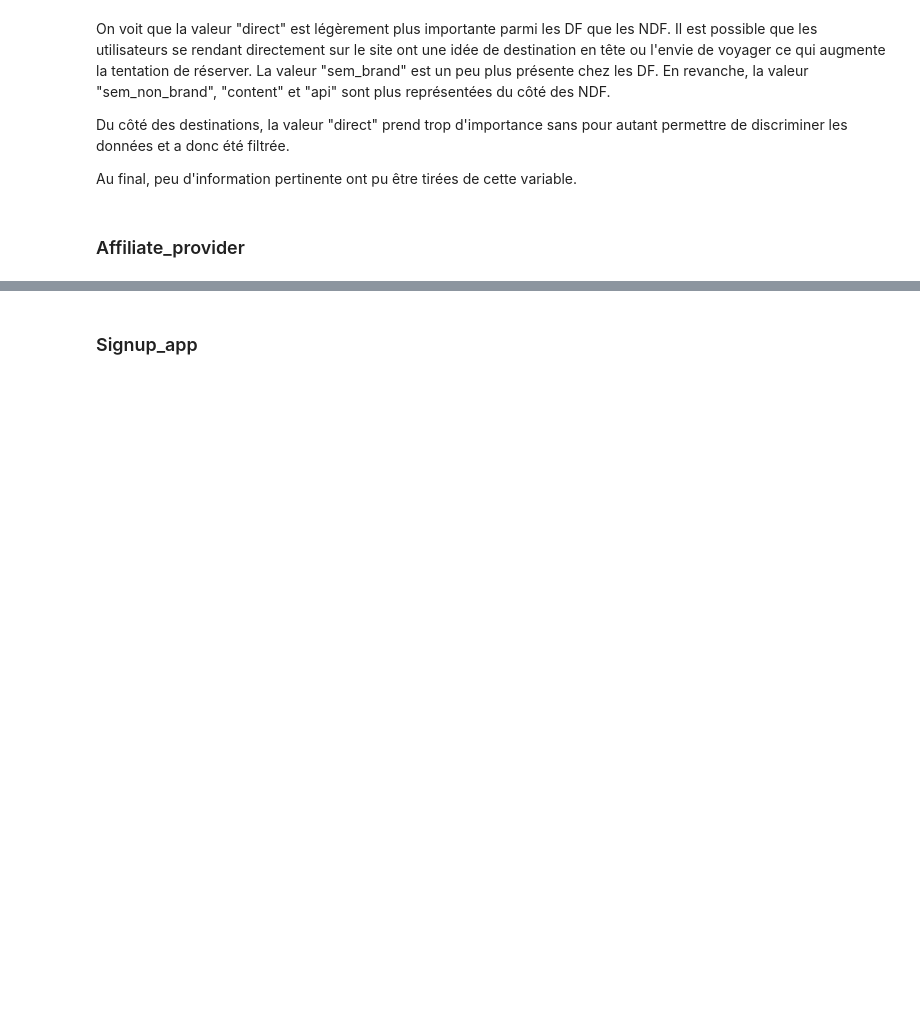
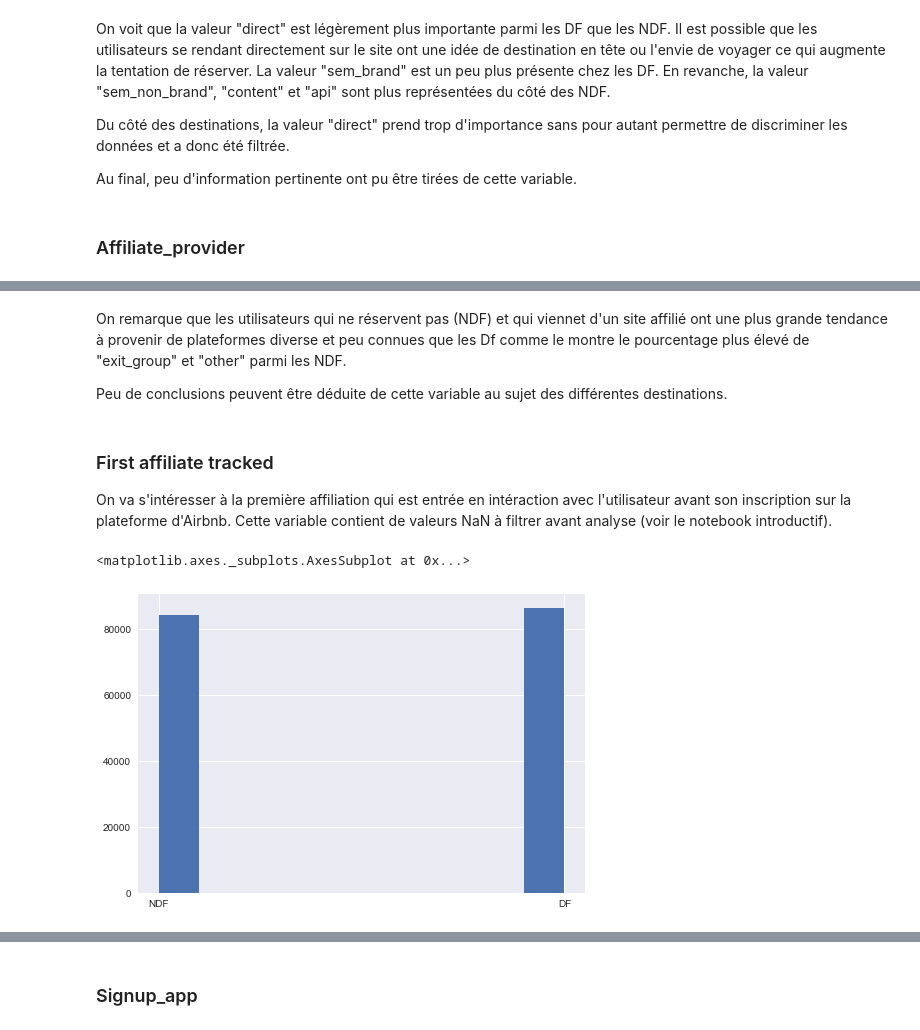
Before and after one commit to vesran/BookerGuess, a Jupyter notebook: _2_analyse_des_utilisateurs.ipynb, the cells around one changed output, grey strips where cells are left out. Saved outputs shown, nothing was run; the diff lists cells and outputs as text; code cells hidden in the pictures; blank space fills up the shorter version.

```diff
--- a/_2_analyse_des_utilisateurs.ipynb
+++ b/_2_analyse_des_utilisateurs.ipynb
@@ -308,0 +328,14 @@ _ = plt.hist(users['affiliate_provider'], bins=np.arange(users['affiliate_provid
+# %% [markdown]
+On remarque que les utilisateurs qui ne réservent pas (NDF) et qui viennet d'un site affilié ont une plus grande tendance à provenir de plateformes diverse et peu connues que les Df comme le montre le pourcentage plus élevé de "exit_group" et "other" parmi les NDF.
+
+Peu de conclusions peuvent être déduite de cette variable au sujet des différentes destinations.
+# %% [markdown]
+### First affiliate tracked
+
+On va s'intéresser à la première affiliation qui est entrée en intéraction avec l'utilisateur avant son inscription sur la plateforme d'Airbnb. Cette variable contient de valeurs NaN à filtrer avant analyse (voir le notebook introductif).
+# %%
+aff_tracked_users = users[~users['first_affiliate_tracked'].isnull()]
+aff_tracked_users['destination_found'].hist()
+# %% [output]
+<matplotlib.axes._subplots.AxesSubplot at 0x...>
+[figure, added]
```
Also changed, not shown: parts of 24 cells of this notebook.
